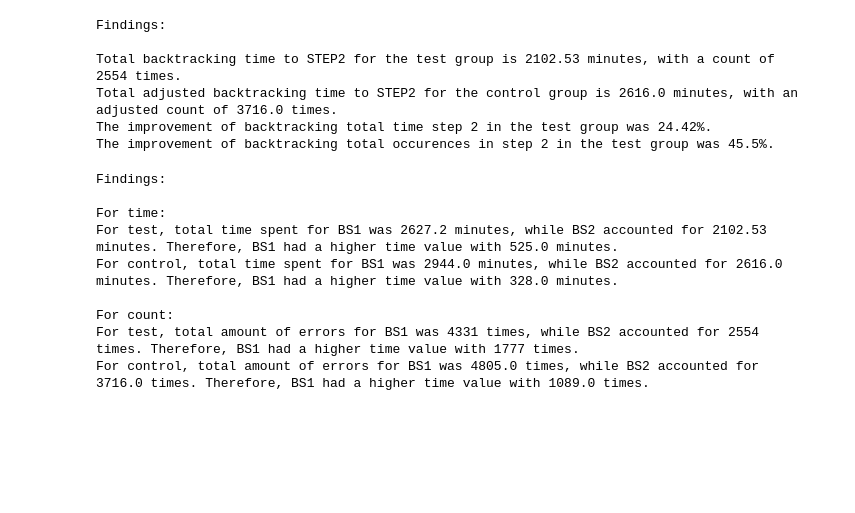
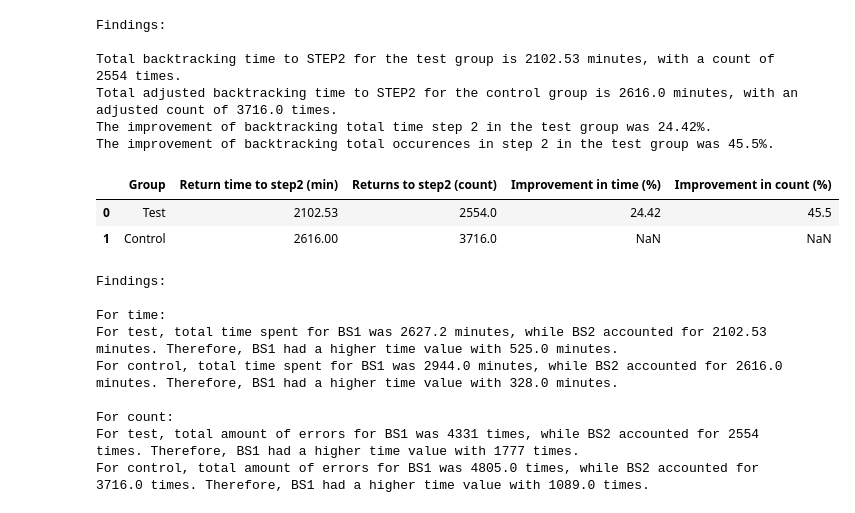
Before and after one commit to mauurits/vanguard-ab-test, a Jupyter notebook: notebooks/x. archive/Analysis - error count and conversion rate.ipynb, the cells around one changed output. Cells and saved outputs as stored; diff of their text form; code cells hidden in the pictures; blank space fills up the shorter version.

```diff
--- a/notebooks/Analysis - error count and conversion rate.ipynb
+++ b/notebooks/x. archive/Analysis - error count and conversion rate.ipynb
@@ -473,6 +637,22 @@ Total backtracking time to STEP2 for the test group is 2102.53 minutes, with a c
 Total adjusted backtracking time to STEP2 for the control group is 2616.0 minutes, with an adjusted count of 3716.0 times.
 The improvement of backtracking total time step 2 in the test group was 24.42%.
 The improvement of backtracking total occurences in step 2 in the test group was 45.5%.
+# %%
+step2_data = {
+    "Group": ["Test", "Control"],
+    "Return time to step2 (min)": [total_backtrackingstep2_test, total_backtrackingstep2_control_adj],
+    "Returns to step2 (count)": [total_backtrackingstep2_test_count, total_backtrackingstep2_control_count],
+    "Improvement in time (%)": [relperf_bs2, None],
+    "Improvement in count (%)": [relperf_bs2count, None]
+}
+step2_df = pd.DataFrame(step2_data)
+step2_df
+
+# step2_df.to_csv('BS2_test_control_comparison.csv', index=True)
+# %% [output]
+|  | Group | Return time to step2 (min) | Returns to step2 (count) | Improvement in time (%) | Improvement in count (%) |
+| 0 | Test | 2102.53 | 2554.0 | 24.42 | 45.5 |
+| 1 | Control | 2616.00 | 3716.0 | NaN | NaN |
 # %%
 # Error rate: which step caused most errors? Comparing BS1 and BS2
 
```
Also changed, not shown: parts of 16 cells of this notebook, 29 other files.
